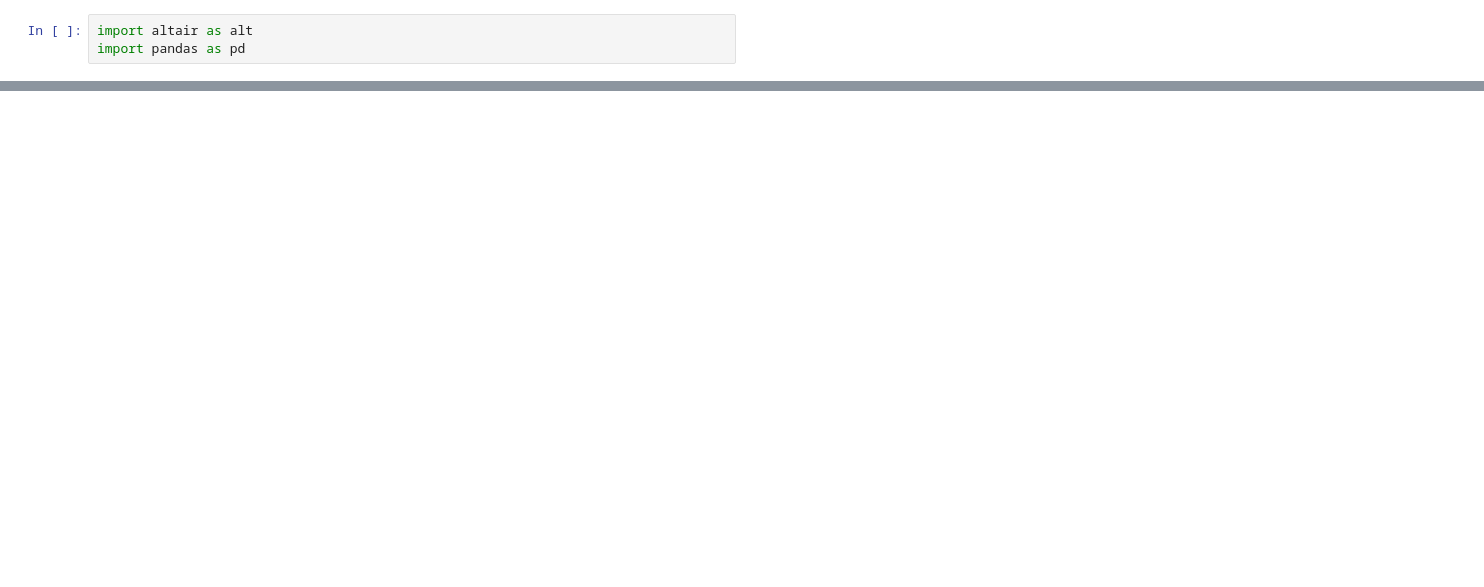
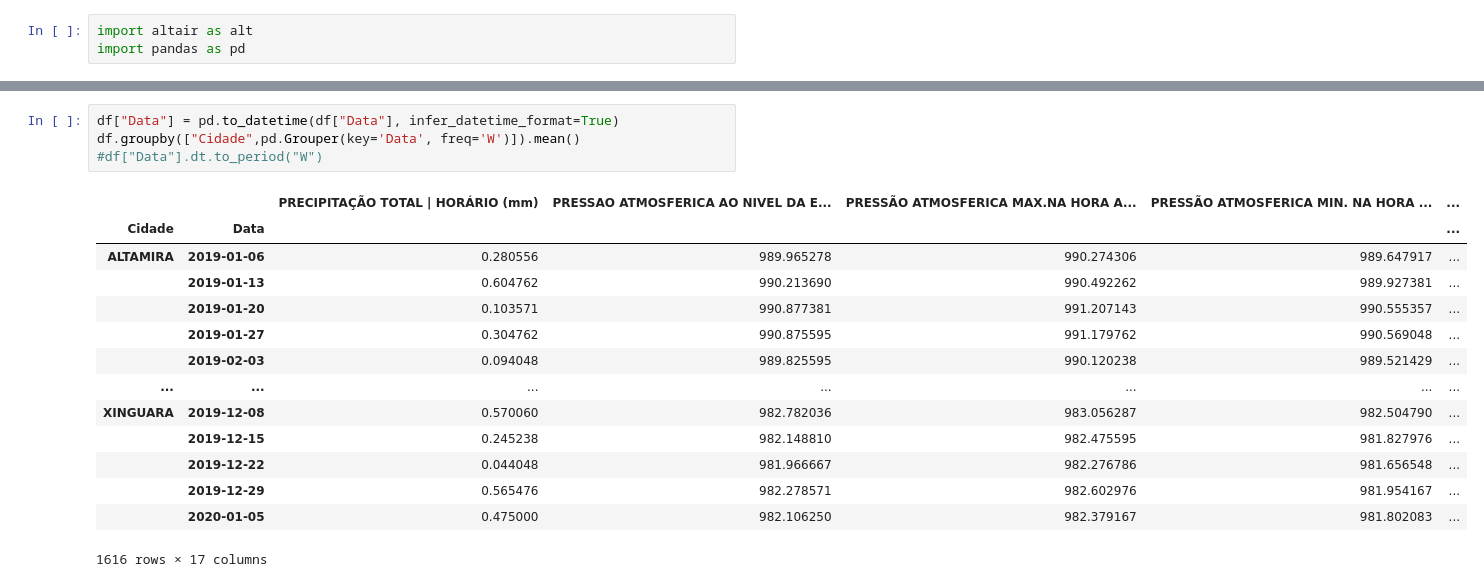
Before and after one commit to tiagodavi70/vl-altair-tutorial, a Jupyter notebook: Sandbox.ipynb, the cells around one changed output, grey strips where cells are left out. Saved outputs shown, nothing was run; the diff lists cells and outputs as text; blank space fills up the shorter version.

```diff
--- a/Sandbox.ipynb
+++ b/Sandbox.ipynb
@@ -27,0 +21,19 @@ alt.Chart(df).mark_point().encode(
+# %%
+df["Data"] = pd.to_datetime(df["Data"], infer_datetime_format=True)
+df.groupby(["Cidade",pd.Grouper(key='Data', freq='W')]).mean()
+#df["Data"].dt.to_period("W")
+# %% [output]
+|  |  | PRECIPITAÇÃO TOTAL | HORÁRIO (mm) | PRESSAO ATMOSFERICA AO NIVEL DA E... | PRESSÃO ATMOSFERICA MAX.NA HORA A... | PRESSÃO ATMOSFERICA MIN. NA HORA ... | ... |
+| Cidade | Data |  |  |  |  | ... |
+| ALTAMIRA | 2019-01-06 | 0.280556 | 989.965278 | 990.274306 | 989.647917 | ... |
+|  | 2019-01-13 | 0.604762 | 990.213690 | 990.492262 | 989.927381 | ... |
+|  | 2019-01-20 | 0.103571 | 990.877381 | 991.207143 | 990.555357 | ... |
+|  | 2019-01-27 | 0.304762 | 990.875595 | 991.179762 | 990.569048 | ... |
+|  | 2019-02-03 | 0.094048 | 989.825595 | 990.120238 | 989.521429 | ... |
+| ... | ... | ... | ... | ... | ... | ... |
+| XINGUARA | 2019-12-08 | 0.570060 | 982.782036 | 983.056287 | 982.504790 | ... |
+|  | 2019-12-15 | 0.245238 | 982.148810 | 982.475595 | 981.827976 | ... |
+|  | 2019-12-22 | 0.044048 | 981.966667 | 982.276786 | 981.656548 | ... |
+|  | 2019-12-29 | 0.565476 | 982.278571 | 982.602976 | 981.954167 | ... |
+|  | 2020-01-05 | 0.475000 | 982.106250 | 982.379167 | 981.802083 | ... |
+1616 rows × 17 columns
```
Also changed, not shown: parts of 3 cells of this notebook, 5 other files.
